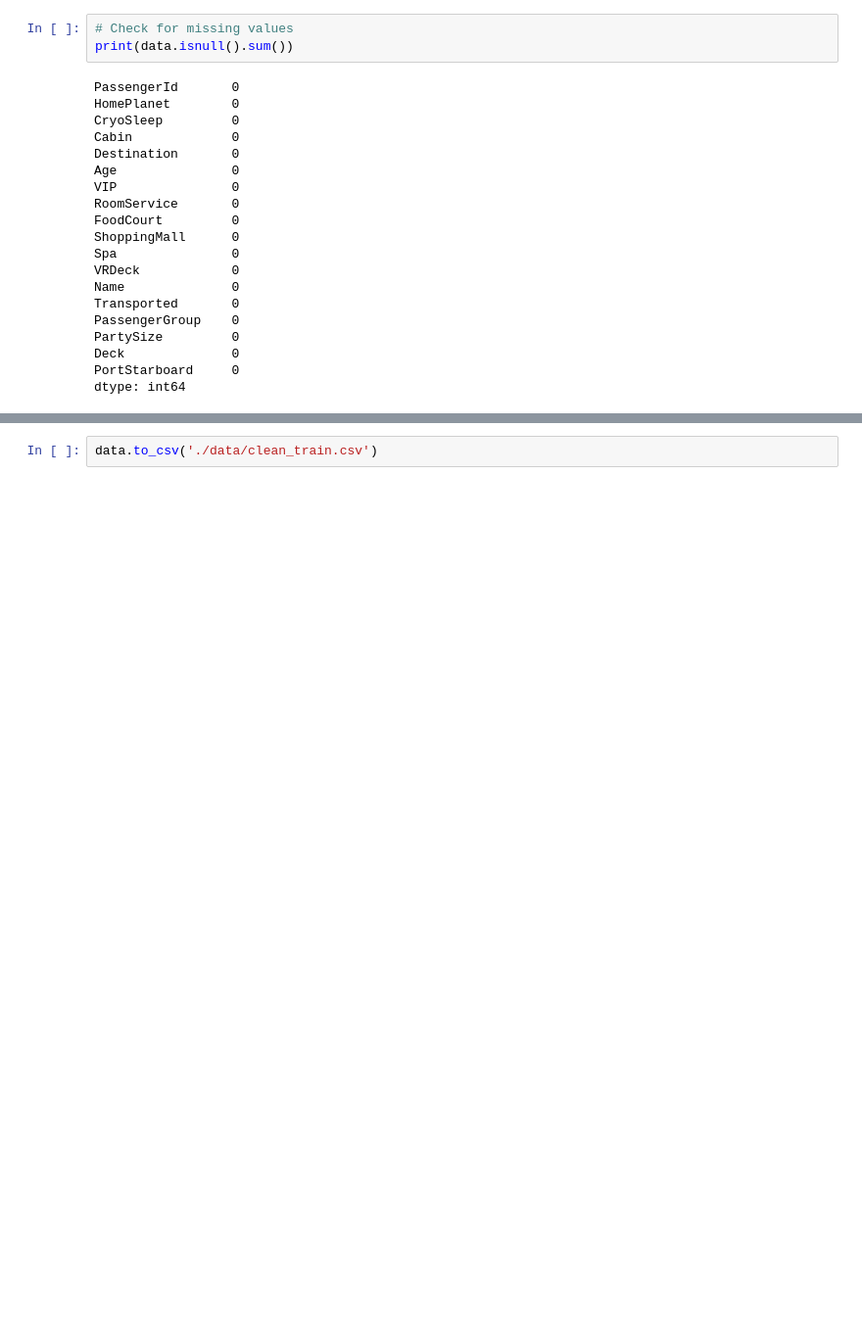
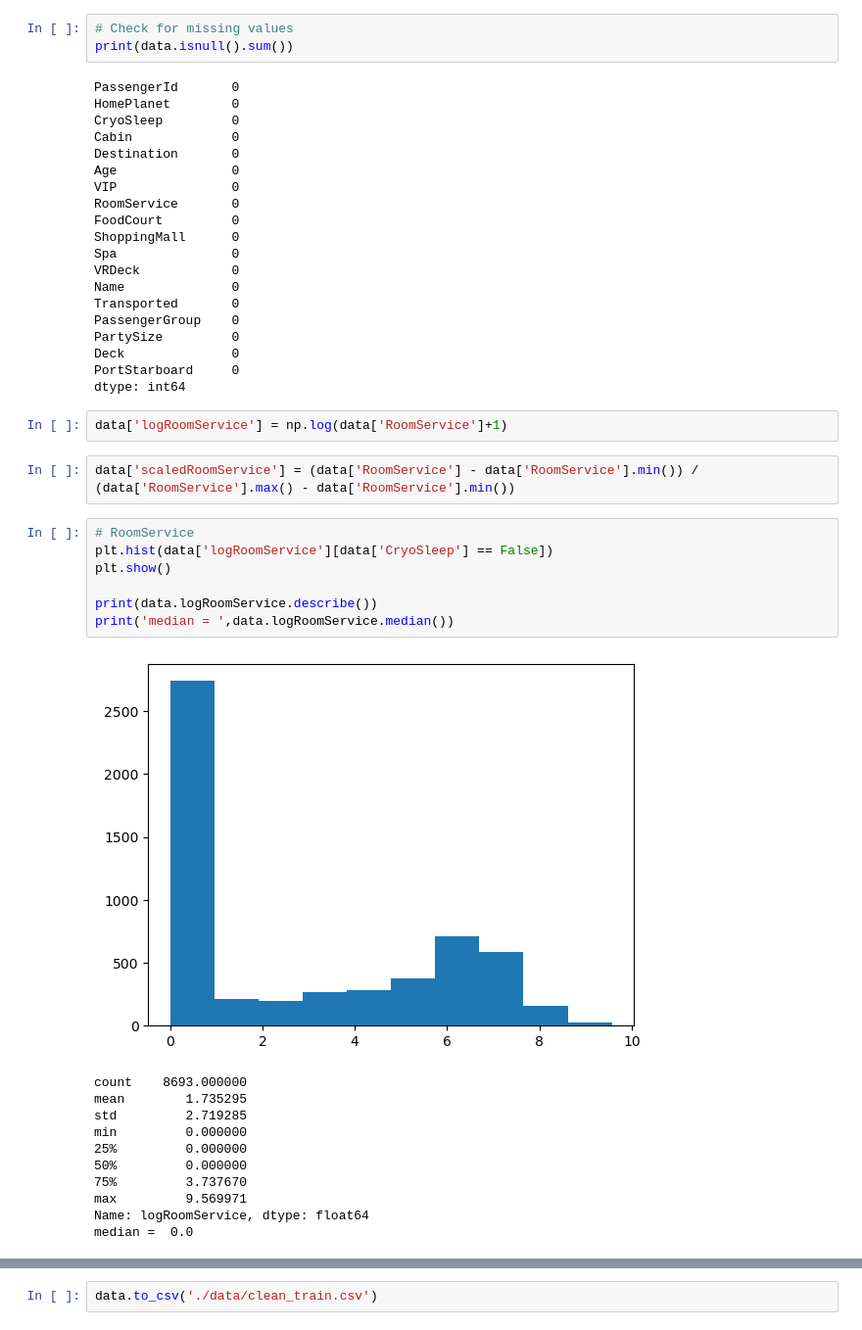
Before and after one commit to WestlakeData/Space-Titanic, a Jupyter notebook: EDA.ipynb, the cells around one changed output, grey strips where cells are left out. Shown at 98% size. Cells and saved outputs as stored; diff of their text form; blank space fills up the shorter version.

```diff
--- a/EDA.ipynb
+++ b/EDA.ipynb
@@ -339,3 +339,26 @@ PartySize         0
 Deck              0
 PortStarboard     0
 dtype: int64
+# %%
+data['logRoomService'] = np.log(data['RoomService']+1)
+# %%
+data['scaledRoomService'] = (data['RoomService'] - data['RoomService'].min()) / (data['RoomService'].max() - data['RoomService'].min())
+# %%
+# RoomService
+plt.hist(data['logRoomService'][data['CryoSleep'] == False])
+plt.show()
+
+print(data.logRoomService.describe())
+print('median = ',data.logRoomService.median())
+# %% [output]
+[figure, added]
+count    8693.000000
+mean        1.735295
+std         2.719285
+min         0.000000
+25%         0.000000
+50%         0.000000
+75%         3.737670
+max         9.569971
+Name: logRoomService, dtype: float64
+median =  0.0
```
Also changed, not shown: parts of 3 cells of this notebook.
